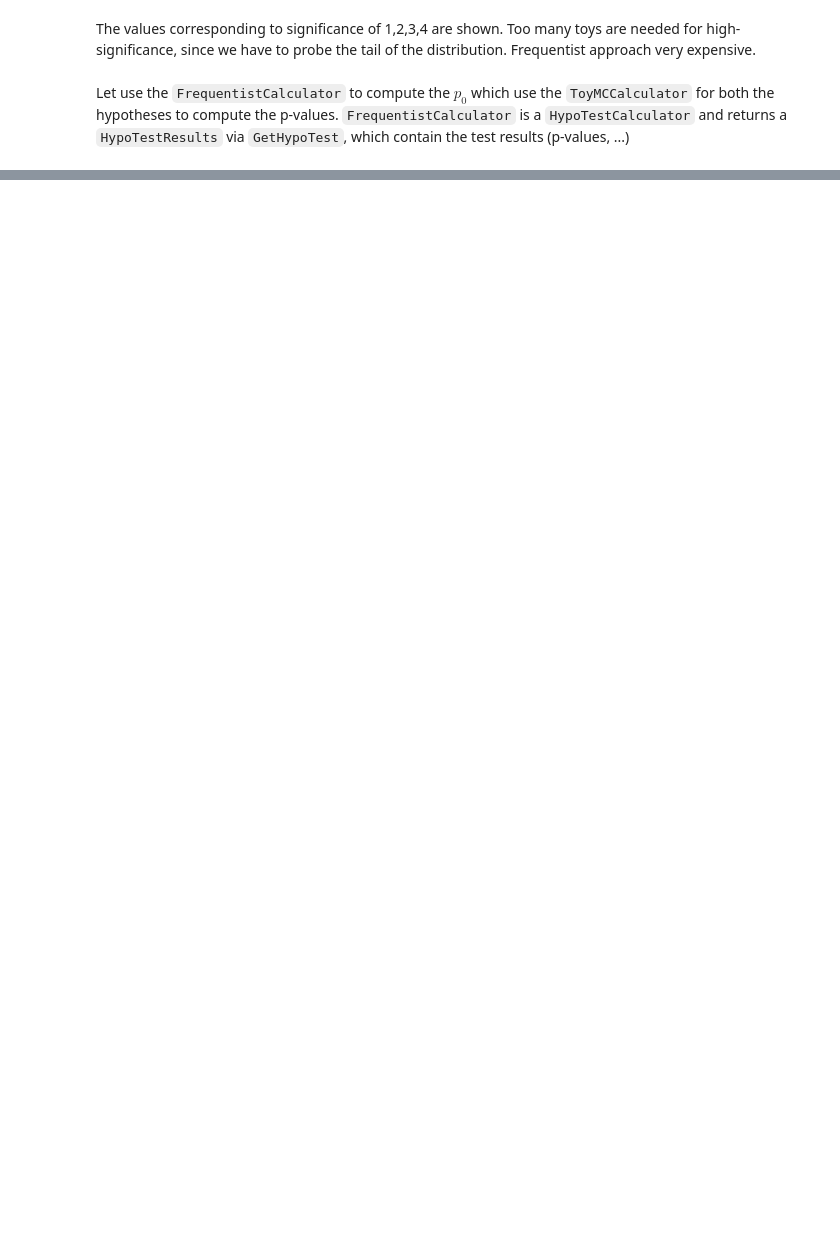
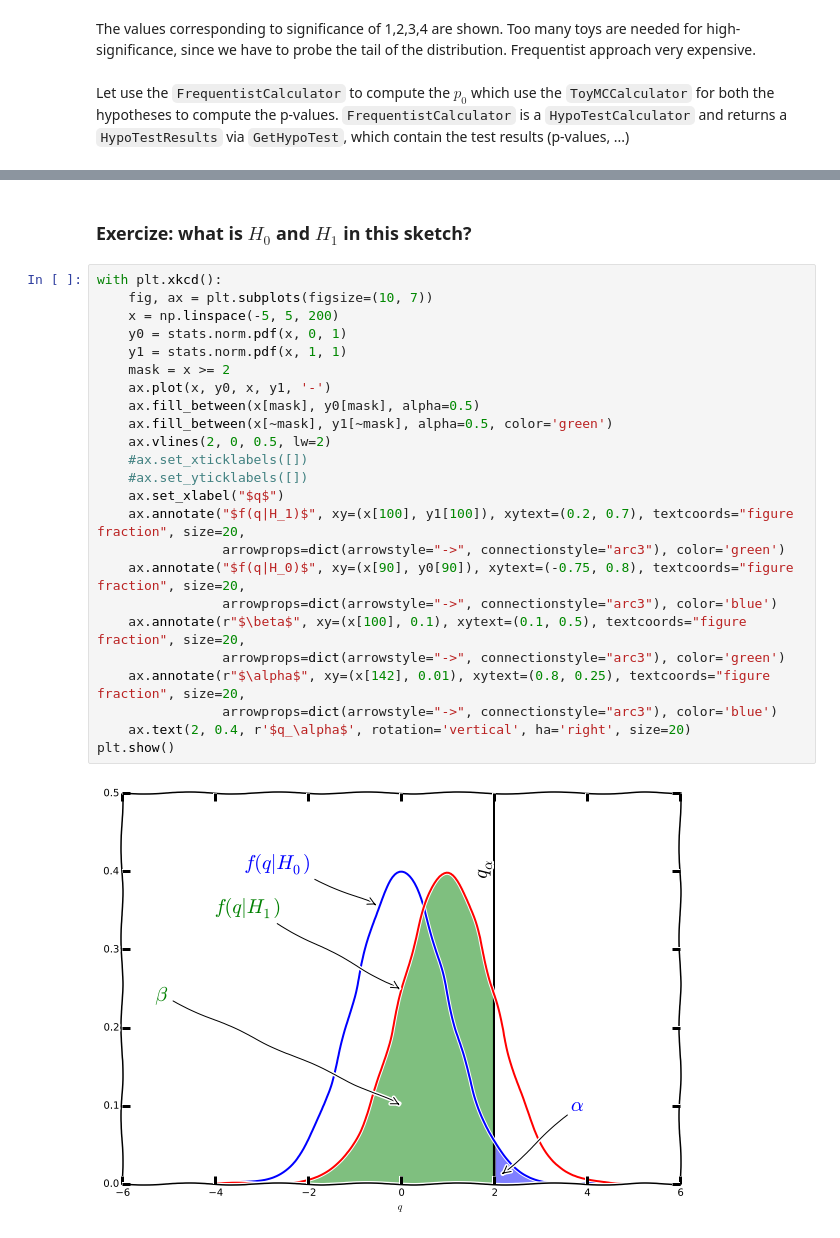
Before and after one commit to wiso/StatisticsLectures, a Jupyter notebook: Lecture1.ipynb, the cells around one changed output, grey strips where cells are left out. Saved outputs shown, nothing was run; the diff lists cells and outputs as text; blank space fills up the shorter version.

```diff
--- a/Lecture1.ipynb
+++ b/Lecture1.ipynb
@@ -522,0 +496,28 @@ $\sqrt{2(n \log(n/b) + b - n)} = 3.39$
+# %% [markdown]
+### Exercize: what is $H_0$ and $H_1$ in this sketch?
+# %%
+with plt.xkcd():
+    fig, ax = plt.subplots(figsize=(10, 7))
+    x = np.linspace(-5, 5, 200)
+    y0 = stats.norm.pdf(x, 0, 1)
+    y1 = stats.norm.pdf(x, 1, 1)
+    mask = x >= 2
+    ax.plot(x, y0, x, y1, '-')
+    ax.fill_between(x[mask], y0[mask], alpha=0.5)
+    ax.fill_between(x[~mask], y1[~mask], alpha=0.5, color='green')
+    ax.vlines(2, 0, 0.5, lw=2)
+    #ax.set_xticklabels([])
+    #ax.set_yticklabels([])
+    ax.set_xlabel("$q$")
+    ax.annotate("$f(q|H_1)$", xy=(x[100], y1[100]), xytext=(0.2, 0.7), textcoords="figure fraction", size=20,
+                arrowprops=dict(arrowstyle="->", connectionstyle="arc3"), color='green')
+    ax.annotate("$f(q|H_0)$", xy=(x[90], y0[90]), xytext=(-0.75, 0.8), textcoords="figure fraction", size=20,
+                arrowprops=dict(arrowstyle="->", connectionstyle="arc3"), color='blue')
+    ax.annotate(r"$\beta$", xy=(x[100], 0.1), xytext=(0.1, 0.5), textcoords="figure fraction", size=20,
+                arrowprops=dict(arrowstyle="->", connectionstyle="arc3"), color='green')
+    ax.annotate(r"$\alpha$", xy=(x[142], 0.01), xytext=(0.8, 0.25), textcoords="figure fraction", size=20,
+                arrowprops=dict(arrowstyle="->", connectionstyle="arc3"), color='blue')
+    ax.text(2, 0.4, r'$q_\alpha$', rotation='vertical', ha='right', size=20)
+plt.show()
+# %% [output]
+[figure, added]
```
Also changed, not shown: parts of 24 cells of this notebook, 1 other file.
